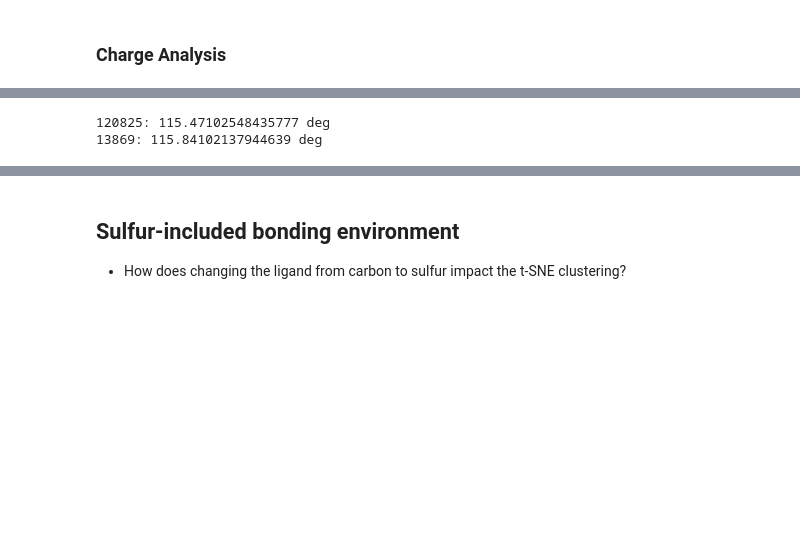
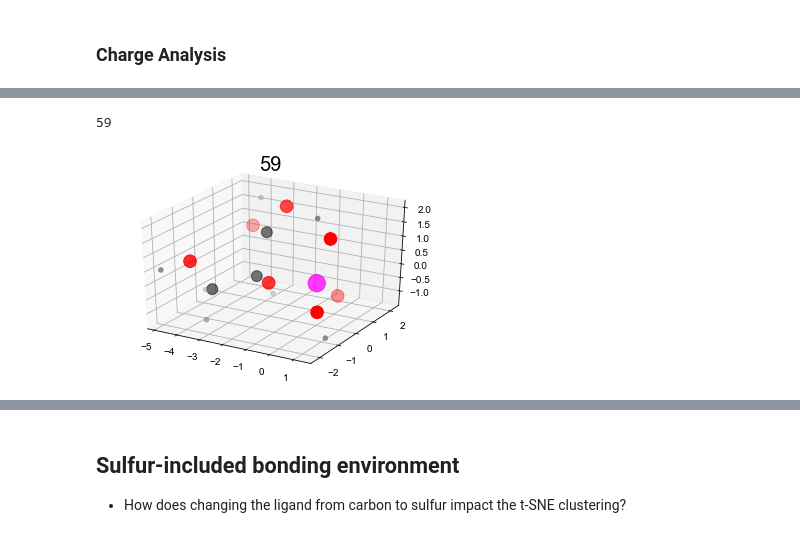
Before and after one commit to Seidler-Lab/Phosphorus-ML-Project, a Jupyter notebook: Data_Analysis_Sam.ipynb, the cells around one changed output, grey strips where cells are left out. Saved outputs shown, nothing was run; the diff lists cells and outputs as text; code cells hidden in the pictures; blank space fills up the shorter version.

```diff
--- a/Data_Analysis_Sam.ipynb
+++ b/Data_Analysis_Sam.ipynb
@@ -508,22 +563,0 @@ O: 4 charge: -0.533457 bond length: 1.4639584460632753
-# %%
-cid = 120825
-Z = [-1.4641e+00, -2.0000e-05,  1.0000e-05]
-O = [ 0.69828, -0.18111, -1.45467]
-
-cosine_angle = np.dot(Z, O) / (np.linalg.norm(Z) * np.linalg.norm(O))
-angle = np.arccos(cosine_angle)
-
-print(f'{cid}: {np.degrees(angle)} deg')
-
-
-cid = 13869
-Z = [1.45115e+00, 1.93230e-01, 4.20000e-04]
-O = [-0.50785, -1.53938, -0.0189 ]
-
-cosine_angle = np.dot(Z, O) / (np.linalg.norm(Z) * np.linalg.norm(O))
-angle = np.arccos(cosine_angle)
-
-print(f'{cid}: {np.degrees(angle)} deg')
-# %% [output]
-120825: 115.47102548435777 deg
-13869: 115.84102137944639 deg
@@ -532,0 +630,13 @@ print(f'{cid}: {np.degrees(angle)} deg')
+# %%
+i = 0
+for cid in cids[i:i + 1]:
+    print(cid)
+    fig = plt.figure()
+    ax = fig.add_subplot(projection='3d')
+    points, colors, sizes, labels = get_plot_data(coord_to_charge_map[cid])
+    dots = ax.scatter(*zip(*points), s=sizes, c=colors, label=labels)
+    ax.set_title(cid, fontsize=20)
+    add_charge_label(dots, coord_to_charge_map[cid])
+# %% [output]
+59
+[figure, added]
```
Also changed, not shown: parts of 22 cells of this notebook, 1 other file.
